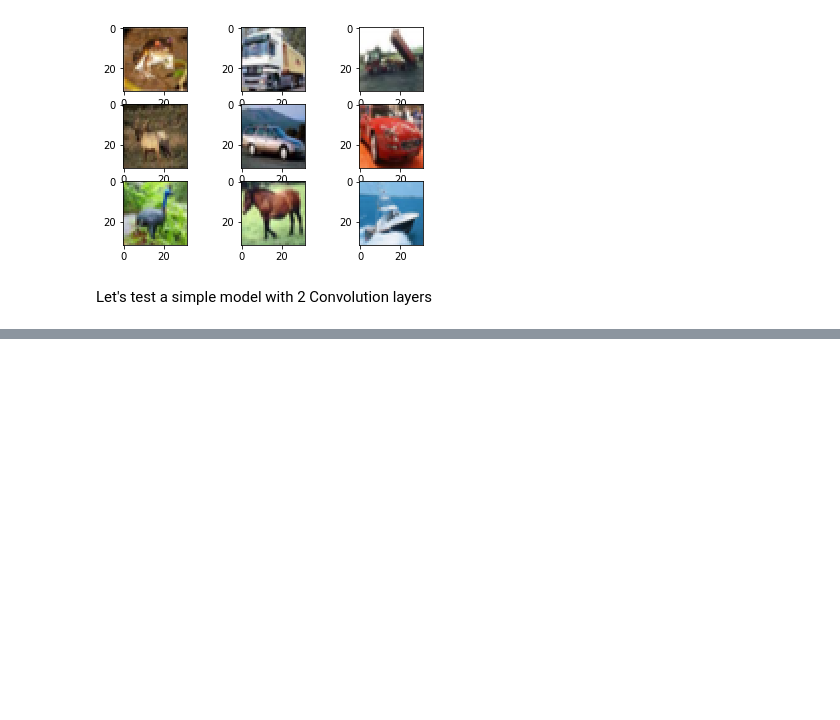
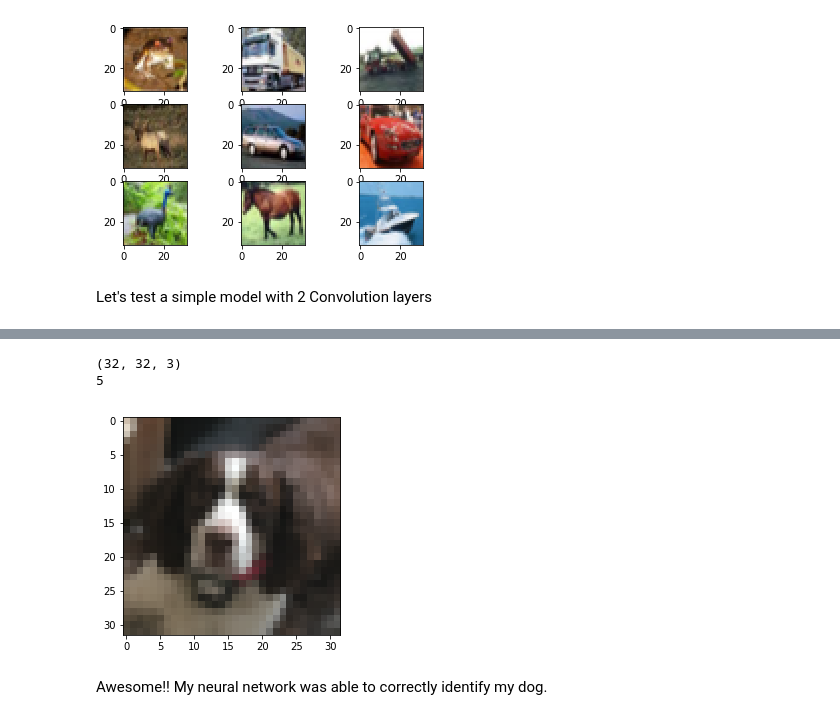
Before and after one commit to nickrobinson/how_to_make_an_image_classifier, a Jupyter notebook: classifier.ipynb, the cells around one changed output, grey strips where cells are left out. Cells and saved outputs as stored; diff of their text form; code cells hidden in the pictures; blank space fills up the shorter version.

```diff
--- a/classifier.ipynb
+++ b/classifier.ipynb
@@ -97,9 +95,9 @@ model.add(Dense(nb_classes))
 model.add(Activation('softmax'))
 # %%
 # Let's train the model using RMSprop
-sgd = optimizers.SGD(lr=0.01, decay=1e-6, momentum=0.9, nesterov=True)
+# Let's train the model using RMSprop
 model.compile(loss='categorical_crossentropy',
-              optimizer=sgd,
+              optimizer='rmsprop',
               metrics=['accuracy'])
 
 X_train = X_train.astype('float32')
@@ -107,10 +105,16 @@ X_test = X_test.astype('float32')
 X_train /= 255
 X_test /= 255
 # %%
+from keras.callbacks import ModelCheckpoint
+
+# Plot the loss after every epoch.
+checkpointer = ModelCheckpoint(filepath="/tmp/weights.hdf5", monitor='val_acc', verbose=1, save_best_only=True)
+
 model.fit(X_train, Y_train,
               batch_size=batch_size,
               nb_epoch=nb_epoch,
               validation_data=(X_test, Y_test),
               shuffle=True,
-              verbose=0)
+              verbose=0,
+              callbacks=[checkpointer])
 # %% [output]
@@ -142,0 +221,26 @@ None
+# %%
+from scipy import misc
+
+#Save my model
+better_model = model
+
+#Load image of my dog
+luna = misc.imread('lunathumb.png', mode='RGB')
+print(luna.shape)
+
+#Print image of my dog
+plt.imshow(toimage(luna))
+
+#Convert data
+luna_test = luna_test.astype('float32')
+luna_test /= 255
+
+#Moment of truth
+prediction = better_model.predict(np.array([luna]))
+print prediction.argmax()
+# %% [output]
+(32, 32, 3)
+5
+[figure, added]
+# %% [markdown]
+Awesome!! My neural network was able to correctly identify my dog.
```
Also changed, not shown: parts of 8 cells of this notebook.
